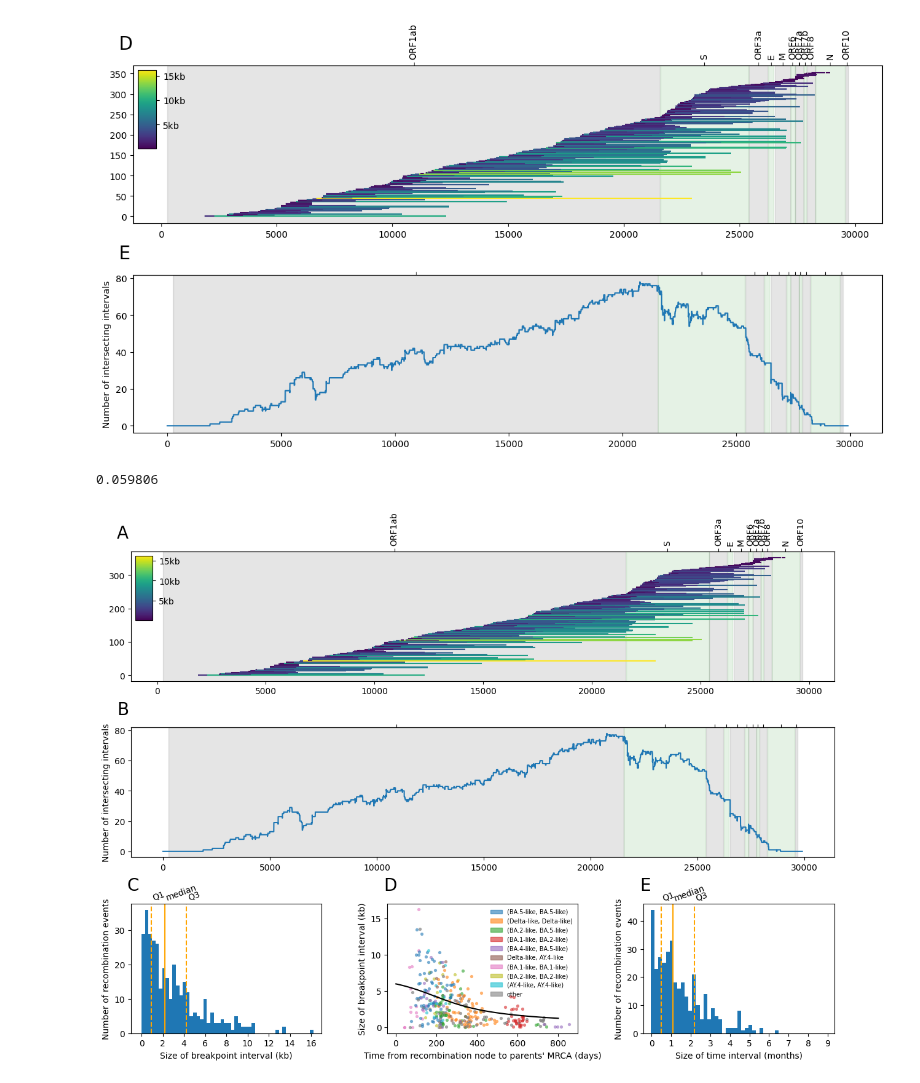
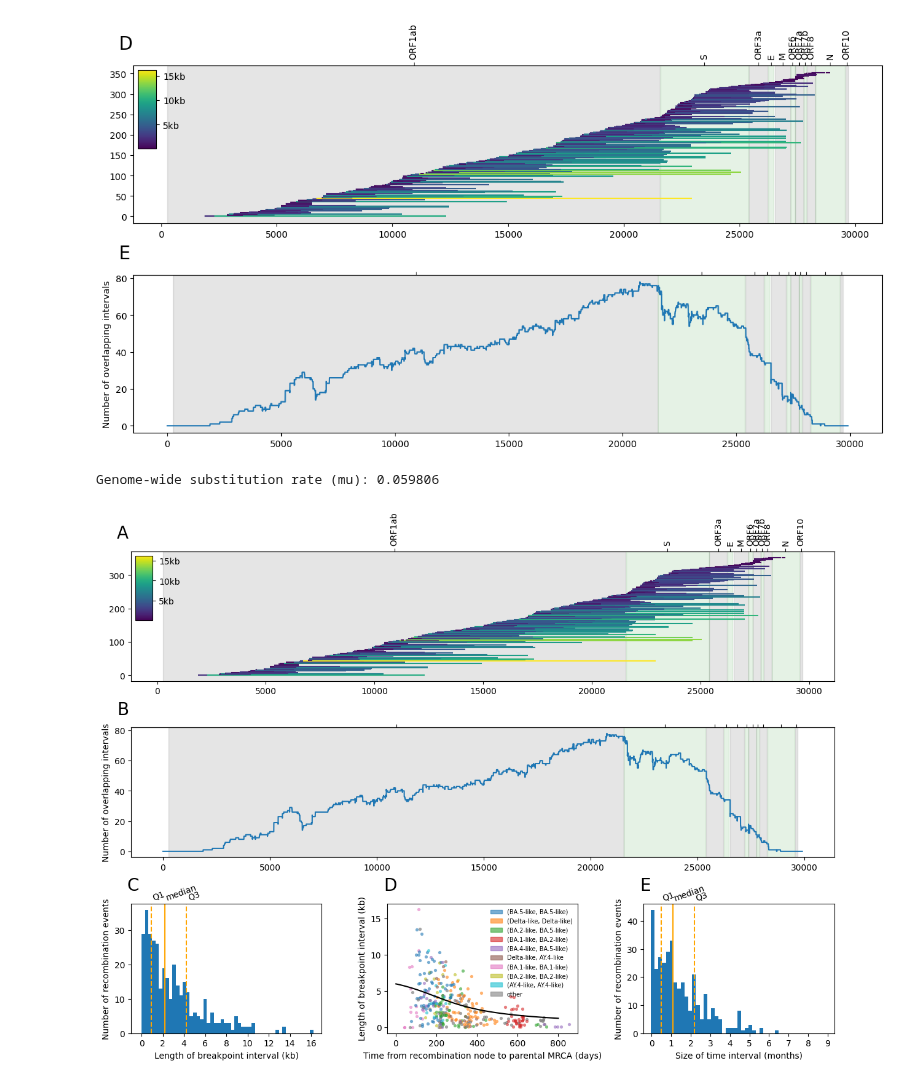
Before and after one commit to jeromekelleher/sc2ts-paper, a Jupyter notebook: notebooks/fig_recombinant_intervals.ipynb, the cells around one changed output. Cells and saved outputs as stored; diff of their text form; code cells hidden in the pictures.

```diff
--- a/notebooks/fig_recombinant_intervals.ipynb
+++ b/notebooks/fig_recombinant_intervals.ipynb
@@ -26,12 +26,12 @@ len(df_hq)
 # %% [output]
 354
 # %%
-int_size = (df_hq.interval_right - df_hq.interval_left) / 1000  # Convert to kb
-print(f"Min: {np.round(np.min(int_size), 4)} kb")
-print(f"Q1: {np.round(np.percentile(int_size, 25), 4)} kb")
-print(f"Median: {np.round(np.median(int_size), 4)} kb")
-print(f"Q3: {np.round(np.percentile(int_size, 75), 4)} kb")
-print(f"Max: {np.round(np.max(int_size), 4)} kb")
+int_length = (df_hq.interval_right - df_hq.interval_left) / 1000  # Convert to kb
+print(f"Min: {np.round(np.min(int_length), 4)} kb")
+print(f"Q1: {np.round(np.percentile(int_length, 25), 4)} kb")
+print(f"Median: {np.round(np.median(int_length), 4)} kb")
+print(f"Q3: {np.round(np.percentile(int_length, 75), 4)} kb")
+print(f"Max: {np.round(np.max(int_length), 4)} kb")
 # %% [output]
 Min: 0.001 kb
 Q1: 0.913 kb
@@ -66,7 +66,7 @@ Median: 30.7972 days
 Q3: 60.3697 days
 Max: 258.7978 days
 # %%
-df_hq["breakpoint_interval_size"] = int_size
+df_hq["breakpoint_interval_length"] = int_length
 df_hq["time_re_mrca"] = time_re_mrca
 df_hq["time_diffs"] = time_diffs
 # %%
@@ -289,7 +289,7 @@ def plot_breakpoints(df, fig, ax1, ax2, L, xlim=None):
     for left, right in intervals:
         covers[left:right] += 1
 
-    ax2.set_ylabel("Number of intersecting intervals")
+    ax2.set_ylabel("Number of overlapping intervals")
     ax2.plot(covers)
 
     if xlim is not None:
@@ -333,31 +333,30 @@ ax0 = fig.add_subplot(gs[2, 0])
 ax1 = fig.add_subplot(gs[2, 1])
 ax2 = fig.add_subplot(gs[2, 2])
 
-# Distribution of size of breakpoint interval.
-
+# Distribution of breakpoint interval length.
 ax0.set_ylabel("Number of recombination events")
-ax0.set_xlabel("Size of breakpoint interval (kb)")
+ax0.set_xlabel("Length of breakpoint interval (kb)")
 ax0.set_xlim(-1, 17)
 ax0.set_xticks(np.arange(0, 18, 2), labels=np.arange(0, 18, 2))
-ax0.hist(int_size, bins=50)
+ax0.hist(int_length, bins=50)
 quartiles = [1/4, 1/2, 3/4]
 texts = ["Q1", "median", "Q3"]
 for q, t in zip(quartiles, texts):
     ls = "solid" if q == 1/2 else "--"
-    v = np.quantile(int_size, q)
+    v = np.quantile(int_length, q)
     ax0.axvline(v, linestyle=ls, color="orange")
     ax0.text(x=v, y=ax0.get_ylim()[1] + 1, s=t, ha="left", rotation=20)
 
-# Relationshipbetween breakpoint interval size and time to parental MRCA.
-ax1.set_ylabel("Size of breakpoint interval (kb)")
-ax1.set_xlabel("Time from recombination node to parents' MRCA (days)")
+# Relationship between breakpoint interval length and time to parental MRCA.
+ax1.set_ylabel("Length of breakpoint interval (kb)")
+ax1.set_xlabel("Time from recombination node to parental MRCA (days)")
 other_pairs = {"color": "gray", "abbrev": "other"}
 for i, row in enumerate(df_hq.itertuples()):
     scorpio_pair = frozenset([row.parent_left_scorpio, row.parent_right_scorpio])
     color = label_map.get(scorpio_pair, other_pairs)["color"]
     alpha = 0.6 if color != other_pairs["color"] else 0.7
     ax1.scatter(
-        y=int_size[i],
+        y=int_length[i],
         x=time_re_mrca[i],
         s=14,
         linewidths=0,
@@ -371,7 +370,7 @@ x = np.arange(1, 802, 10)
 # No significant difference between non-VoCs and inside VoCs.
 # ~2 × 10–6 per site per day
 mu = (2 * 1e-6) * (L - 1)
-print(f"mu: {mu}")
+print(f"Genome-wide substitution rate (mu): {mu}")
 y = fn(x, mu=mu)
 ax1.plot(x, y/1000, color="black")
 
@@ -389,32 +388,32 @@ ax1.legend(
 
 # Distribution of size of time interval.
 
 ax2.set_ylabel("Number of recombination events")
 ax2.set_xlabel("Size of time interval (months)")
 label_days = np.arange(1, 265, 27)
 ax2.set_xticks(label_days, labels=np.arange(len(label_days)))
 ax2.set_xlim(-10, 253)
 ax2.hist(time_diffs, bins=50)
 quartiles = [1/4, 1/2, 3/4]
 texts = ["Q1", "median", "Q3"]
 for q, t in zip(quartiles, texts):
     ls = "solid" if q == 1/2 else "--"
     v = np.quantile(time_diffs, q)
     ax2.axvline(v, linestyle=ls, color="orange")
     ax2.text(x=v, y=ax2.get_ylim()[1] + 1, s=t, ha="left", rotation=20);
 
 
 ax3 = fig.add_subplot(gs[0, :])
 ax4 = fig.add_subplot(gs[1, :])
 
 ax3.text(x=-0.02, y=1.1, s="A", size=20, transform=ax3.transAxes)
 ax4.text(x=-0.02, y=1.1, s="B", size=20, transform=ax4.transAxes)
 ax0.text(x=-0.02, y=1.1, s="C", size=20, transform=ax0.transAxes)
 ax1.text(x=-0.02, y=1.1, s="D", size=20, transform=ax1.transAxes)
 ax2.text(x=-0.02, y=1.1, s="E", size=20, transform=ax2.transAxes)
 
 plot_breakpoints(df_hq, fig, ax3, ax4, L)
 plt.savefig("../figures/recombinant_intervals.pdf")
 # %% [output]
-0.059806
+Genome-wide substitution rate (mu): 0.059806
-[figure, old version]
+[figure, new version]
```
Also changed, not shown: 1 other file.
